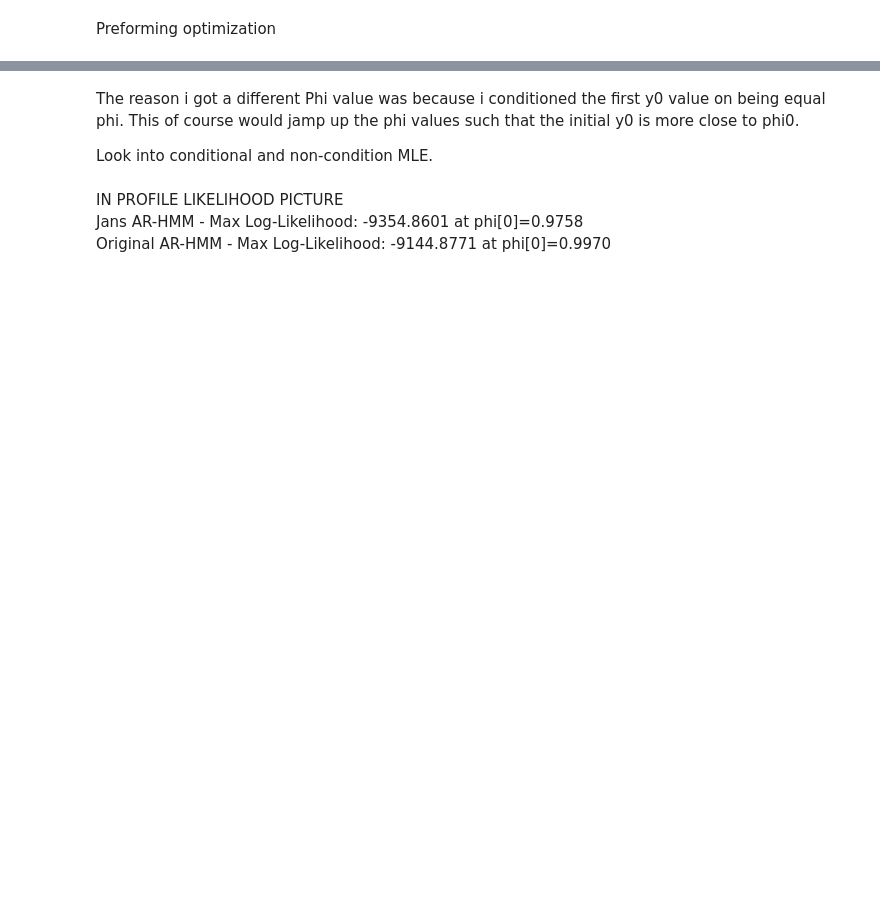
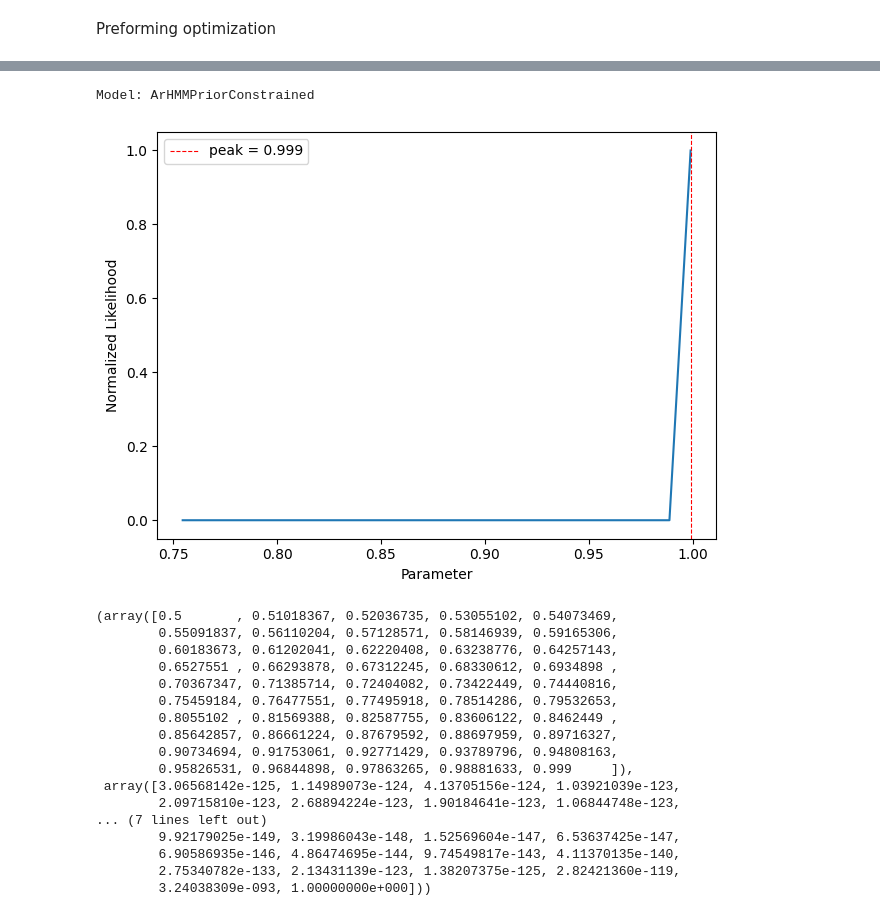
Before and after one commit to Maccen26/hmm-project, a Jupyter notebook: week4.ipynb, the cells around one changed output, grey strips where cells are left out. Drawn from its saved outputs; the diff is of its cells as text; code cells hidden in the pictures; blank space fills up the shorter version.

```diff
--- a/week4.ipynb
+++ b/week4.ipynb
@@ -49,7 +49,8 @@ from src.config.modelnames import MODELTYPES
 
 jax.config.update("jax_enable_x64", True)  # Enable 64-bit precision for JAX
 
-PHI_SIGMA = 0.5
+PHI_SIGMA = 1
+PHI_TILDE_SIGMA = 5
 
 
 RUN_TO_LOAD = {
@@ -215,16 +271,16 @@ def profile_one_point(args):
 
 
 
-for model in opt_model_list:
-    print(f"Model: {model.__class__.__name__}")
-    is_constrained = hasattr(model.emission, 'phi_tilde')
-
-    phi_grid = PHI_GRID_CONSTRAINED if is_constrained else PHI_GRID_FREE
-
-    task_args = [(model, float(phi0), y, X) for phi0 in phi_grid]
-
-    with ThreadPoolExecutor(max_workers=NUM_WORKERS) as executor:
-        log_likes = np.array(list(executor.map(profile_one_point, task_args)))
-
-
-    plot_likelihood(phi_grid, log_likes)
+#for model in opt_model_list:
+#    print(f"Model: {model.__class__.__name__}")
+#    is_constrained = hasattr(model.emission, 'phi_tilde')
+#
+#    phi_grid = PHI_GRID_CONSTRAINED if is_constrained else PHI_GRID_FREE
+#
+#    task_args = [(model, float(phi0), y, X) for phi0 in phi_grid]
+#
+#    with ThreadPoolExecutor(max_workers=NUM_WORKERS) as executor:
+#        log_likes = np.array(list(executor.map(profile_one_point, task_args)))
+#
+#
+#    plot_likelihood(phi_grid, log_likes)
@@ -488,8 +286,0 @@ Original AR-HMM - Max Log-Likelihood: -9144.8771 at phi[0]=0.9970
-# %% [markdown]
-The reason i got a different Phi value was because i conditioned the first y0 value on being equal phi. This of course would jamp up the phi values such that the initial y0 is more close to phi0.
-
-Look into conditional and non-condition MLE.
-# %% [markdown]
-IN PROFILE LIKELIHOOD PICTURE \
-Jans AR-HMM - Max Log-Likelihood: -9354.8601 at phi[0]=0.9758 \
-Original AR-HMM - Max Log-Likelihood: -9144.8771 at phi[0]=0.9970
@@ -513,0 +287,36 @@ save_model_and_data(model=opt_model, y=y, X=X, modelname=MODELTYPES.AR_HMM, tag=
+# %%
+model = model_prior_constrained
+
+
+print(f"Model: {model.__class__.__name__}")
+is_constrained = hasattr(model.emission, 'phi_tilde')
+
+phi_grid = PHI_GRID_CONSTRAINED if is_constrained else PHI_GRID_FREE
+
+task_args = [(model, float(phi0), y, X) for phi0 in phi_grid]
+
+with ThreadPoolExecutor(max_workers=NUM_WORKERS) as executor:
+    log_likes = np.array(list(executor.map(profile_one_point, task_args)))
+
+
+plot_likelihood(phi_grid, log_likes)
+# %% [output]
+Model: ArHMMPriorConstrained
+[figure, added]
+(array([0.5       , 0.51018367, 0.52036735, 0.53055102, 0.54073469,
+        0.55091837, 0.56110204, 0.57128571, 0.58146939, 0.59165306,
+        0.60183673, 0.61202041, 0.62220408, 0.63238776, 0.64257143,
+        0.6527551 , 0.66293878, 0.67312245, 0.68330612, 0.6934898 ,
+        0.70367347, 0.71385714, 0.72404082, 0.73422449, 0.74440816,
+        0.75459184, 0.76477551, 0.77495918, 0.78514286, 0.79532653,
+        0.8055102 , 0.81569388, 0.82587755, 0.83606122, 0.8462449 ,
+        0.85642857, 0.86661224, 0.87679592, 0.88697959, 0.89716327,
+        0.90734694, 0.91753061, 0.92771429, 0.93789796, 0.94808163,
+        0.95826531, 0.96844898, 0.97863265, 0.98881633, 0.999     ]),
+ array([3.06568142e-125, 1.14989073e-124, 4.13705156e-124, 1.03921039e-123,
+        2.09715810e-123, 2.68894224e-123, 1.90184641e-123, 1.06844748e-123,
+... (7 lines left out)
+        9.92179025e-149, 3.19986043e-148, 1.52569604e-147, 6.53637425e-147,
+        6.90586935e-146, 4.86474695e-144, 9.74549817e-143, 4.11370135e-140,
+        2.75340782e-133, 2.13431139e-123, 1.38207375e-125, 2.82421360e-119,
+        3.24038309e-093, 1.00000000e+000]))
```
Also changed, not shown: parts of 22 cells of this notebook, 13 other files.
